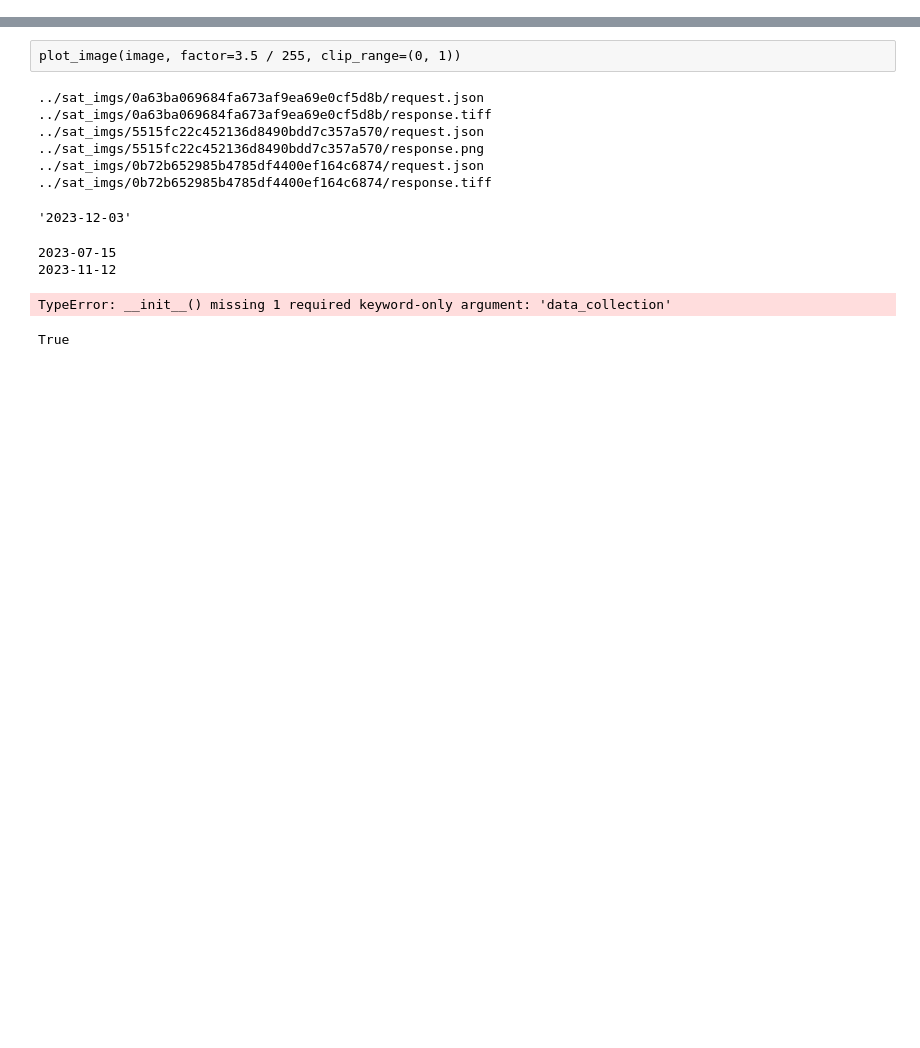
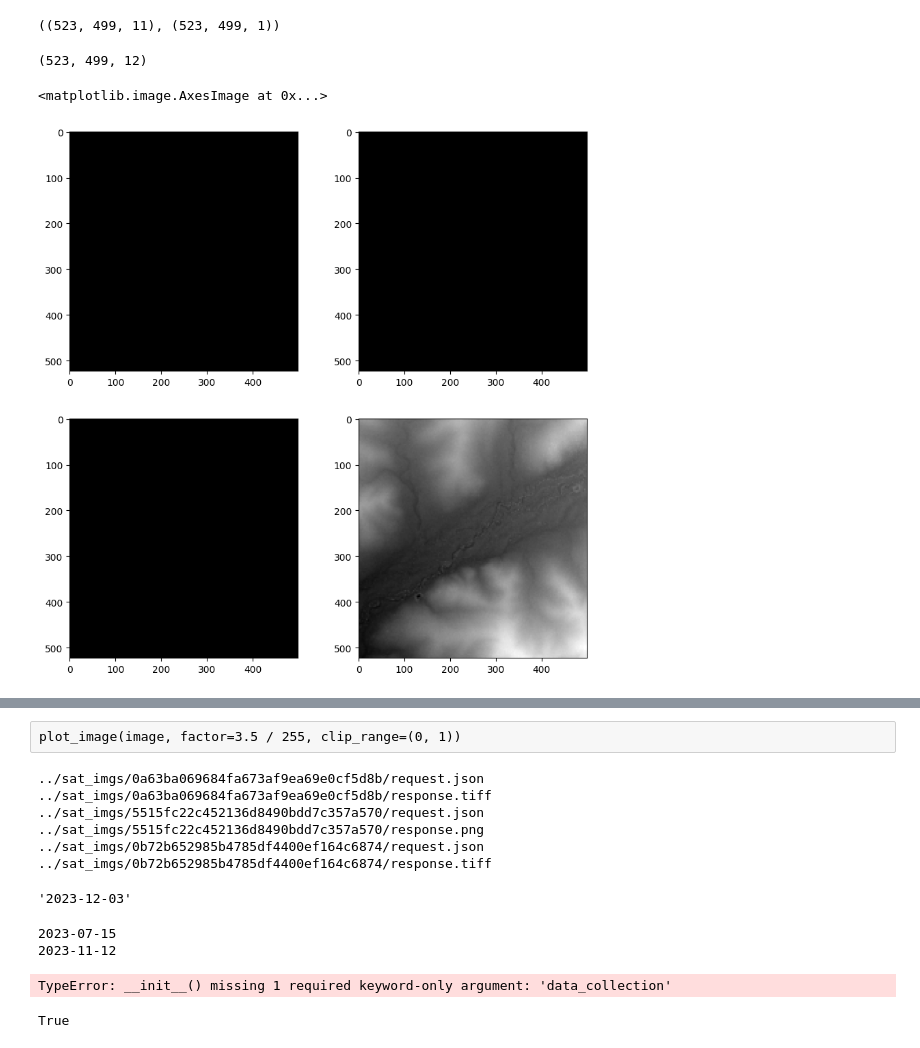
Before and after one commit to theoway/sentinel-tree-segmentation, a Jupyter notebook: notebooks/downloading-data-l2a-dem.ipynb, the cells around one changed output, grey strips where cells are left out. Saved outputs shown, nothing was run; the diff lists cells and outputs as text; code cells hidden in the pictures; blank space fills up the shorter version.

Commit message:
add training notebook

```diff
--- a/notebooks/downloading-data-l2a-dem.ipynb
+++ b/notebooks/downloading-data-l2a-dem.ipynb
@@ -8,2 +2,0 @@ with open(path) as file:
-# %%
-coords = data['features'][16300]['geometry']['coordinates'][0]
@@ -51 +20,6 @@ def plot_image(image, factor, clip_range, **kwargs):
+# %%
+# path = "../data/bbox/bbox_2.json"
+path = "../notebooks/bounding_boxes0.geojson"
+with open(path) as file:
+    data = json.load(file)
 # %%
@@ -257,2 +121,44 @@ dem = request.get_data()[0]
 # print(np.sum(image))
 # image = request.get_data(save_data = True, show_progress=True)
+# %%
+time_interval = "2023-08-30", "2023-08-31"
+data_folder = "../sat_imgs"
+for i in tqdm(range(100)):
+    coords = data['features'][i]['geometry']['coordinates'][0]
+    bl = (min(row[0] for row in coords), min(row[1] for row in coords))
+    tr = (max(row[0] for row in coords), max(row[1] for row in coords))
+    size = (data['features'][i]['properties']['width'], data['features'][0]['properties']['height'])
+    bbox = BBox((bl, tr), crs=CRS.WGS84)
+    image = getL2A()
+    dem = getDEM()
+    dem3 = dem[:, :, np.newaxis]
+    final_image = np.concatenate((image, dem3), axis = -1)
+    np.save("../data/sat_imgs/{iid}.npy".format(iid = i), image)
+#     break
+# %%
+im_rgb = image[..., 0 : 3]
+# ndvi = (image[..., 3] - image[..., 2]) / (image[..., 3] + image[..., 2])
+im2 = image[..., 7 : 10]
+clm = image[..., -1]
+# %%
+image.shape, dem3.shape
+# %% [output]
+((523, 499, 11), (523, 499, 1))
+# %%
+
+final_image.shape
+# %% [output]
+(523, 499, 12)
+# %%
+fig = plt.figure(figsize = (10, 10))
+ax1 = fig.add_subplot(2,2,1)
+ax1.imshow(im_rgb * 3)
+ax2 = fig.add_subplot(2,2,2)
+ax2.imshow(im2 * 3)
+ax3 = fig.add_subplot(2,2,3)
+ax3.imshow(clm * 3, cmap = 'gray')
+ax4 = fig.add_subplot(2,2,4)
+ax4.imshow(dem, cmap = 'gray')
+# %% [output]
+<matplotlib.image.AxesImage at 0x...>
+[figure, added]
```
Also changed, not shown: parts of 27 cells of this notebook, 4 other files.
